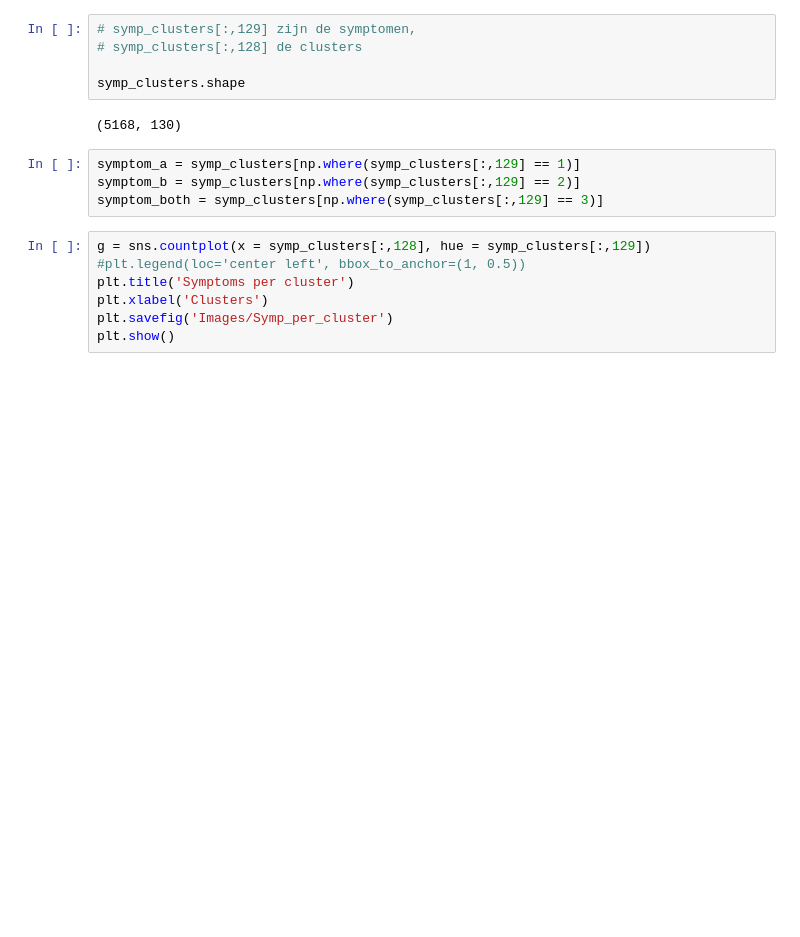
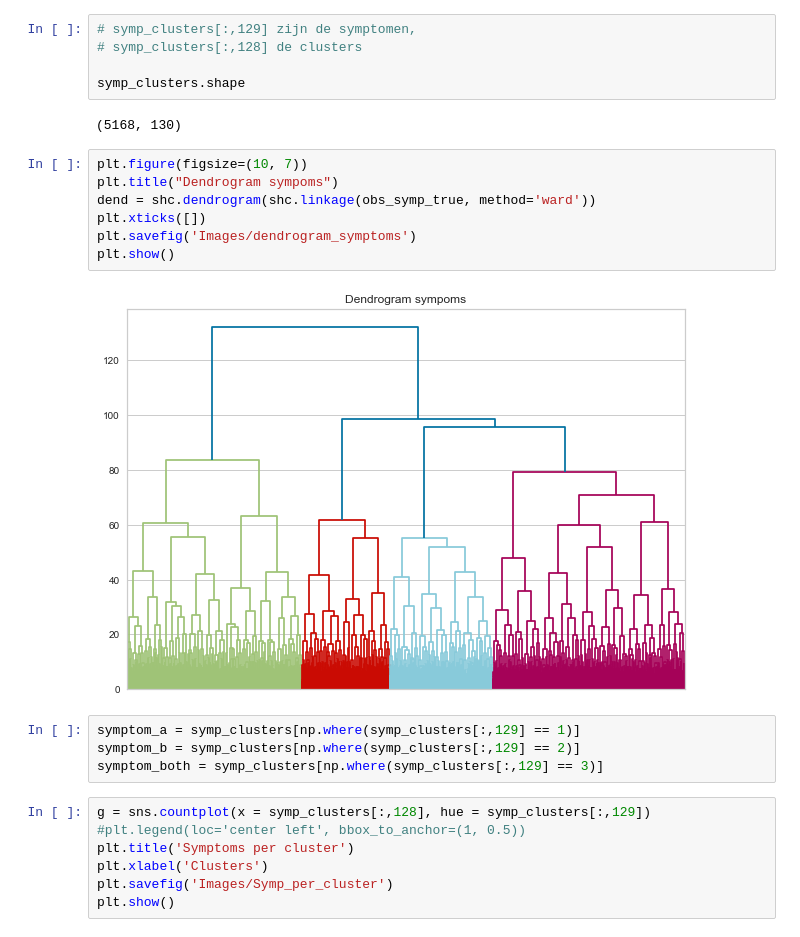
Before and after one commit to bjornite/IN-STK9000, a Jupyter notebook: Project_2/Project2-final.ipynb, the cells around one changed output. Saved outputs shown, nothing was run; the diff lists cells and outputs as text; blank space fills up the shorter version.

```diff
--- a/Project_2/Project2-final.ipynb
+++ b/Project_2/Project2-final.ipynb
@@ -156,6 +130,15 @@ symp_clusters = np.append(symp_clusters, labels_symp_true[:,None], 1)
 symp_clusters.shape
 # %% [output]
 (5168, 130)
+# %%
+plt.figure(figsize=(10, 7))
+plt.title("Dendrogram sympoms")
+dend = shc.dendrogram(shc.linkage(obs_symp_true, method='ward'))
+plt.xticks([])
+plt.savefig('Images/dendrogram_symptoms')
+plt.show()
+# %% [output]
+[figure, added]
 # %%
 symptom_a = symp_clusters[np.where(symp_clusters[:,129] == 1)]
 symptom_b = symp_clusters[np.where(symp_clusters[:,129] == 2)]
```
Also changed, not shown: parts of 24 cells of this notebook, 16 other files.
